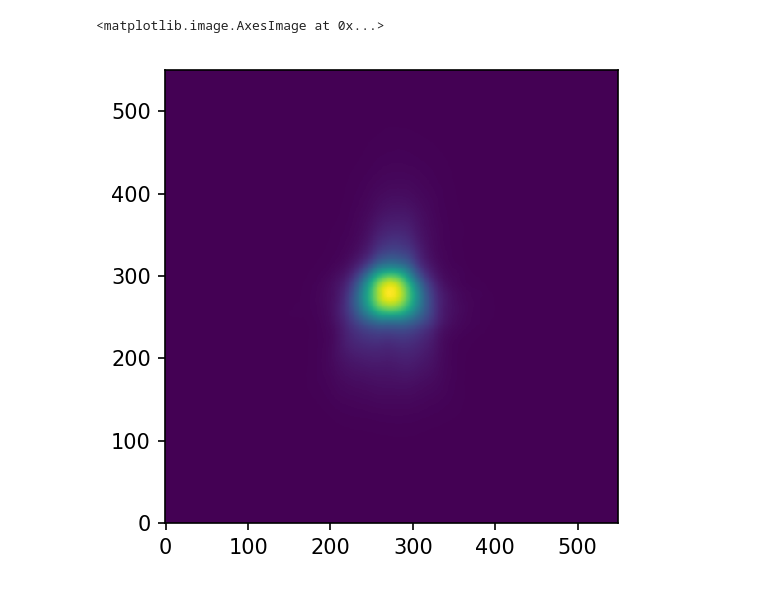
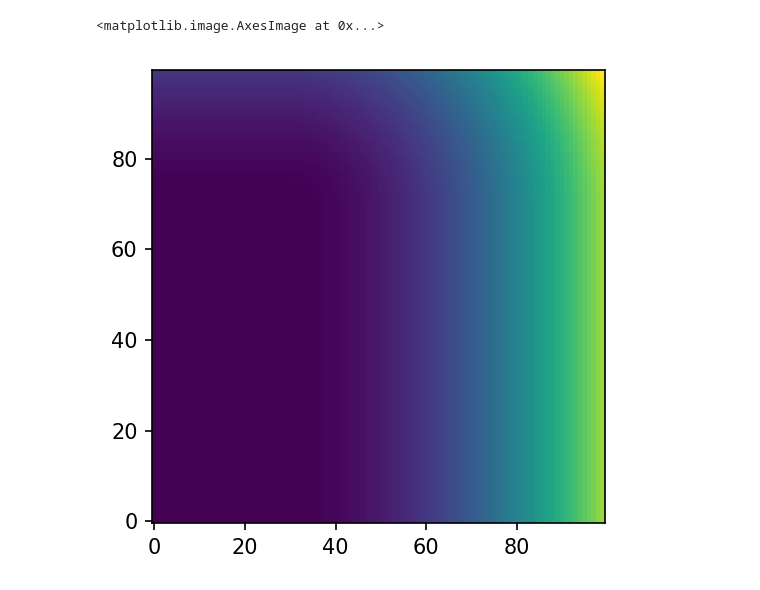
Before and after one commit to mirca/vaneska, a Jupyter notebook: interp_grad_demo.ipynb, the cells around one changed output. Drawn from its saved outputs; the diff is of its cells as text; code cells hidden in the pictures.

```diff
--- a/interp_grad_demo.ipynb
+++ b/interp_grad_demo.ipynb
@@ -31,5 +15,5 @@ prf = KeplerPRF(channel=tpf.channel, shape=tpf.shape[1:], column=tpf.column, row
+# %%
+interp = ScipyRectBivariateSpline(x[0], y[:, 0], z)
 # %%
-flux = tf.Variable([1.6e5], dtype=tf.float64)
-xc = tf.Variable([tpf.column + 4.], dtype=tf.float64)
-yc = tf.Variable([tpf.row + 4.], dtype=tf.float64)
-bkg = tf.Variable([10000.], dtype=tf.float64)
+xc = tf.Variable(7., dtype=tf.float64)
+yc = tf.Variable(3., dtype=tf.float64)
@@ -43,0 +20,6 @@ WARNING:tensorflow:tf.op_scope(values, name, default_name) is deprecated, use tf
+# %%
+xt = tf.constant(np.linspace(0., 10., 100), dtype=tf.float64)
+yt = tf.constant(np.linspace(0., 10., 100), dtype=tf.float64)
+# %%
+img = interp(tf.subtract(xt, xc),
+             tf.subtract(yt, yc))
@@ -46,7 +30,7 @@ sess = tf.Session()
 # %%
 sess.run(tf.global_variables_initializer())
 # %%
-plt.imshow(prf.supersampled_prf, origin='lower')
+plt.imshow(sess.run(img), origin='lower')
 # %% [output]
 <matplotlib.image.AxesImage at 0x...>
-[figure, old version]
+[figure, new version]
```
Also changed, not shown: parts of 20 cells of this notebook, 1 other file.
